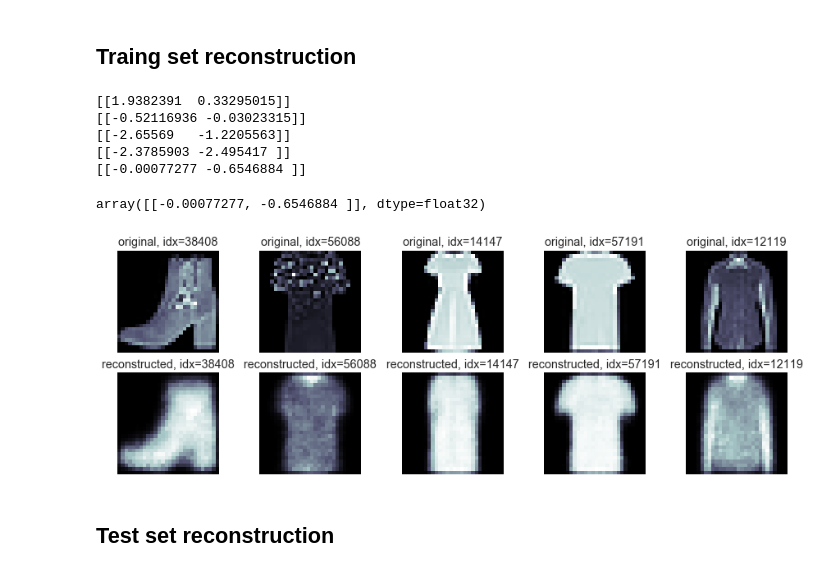
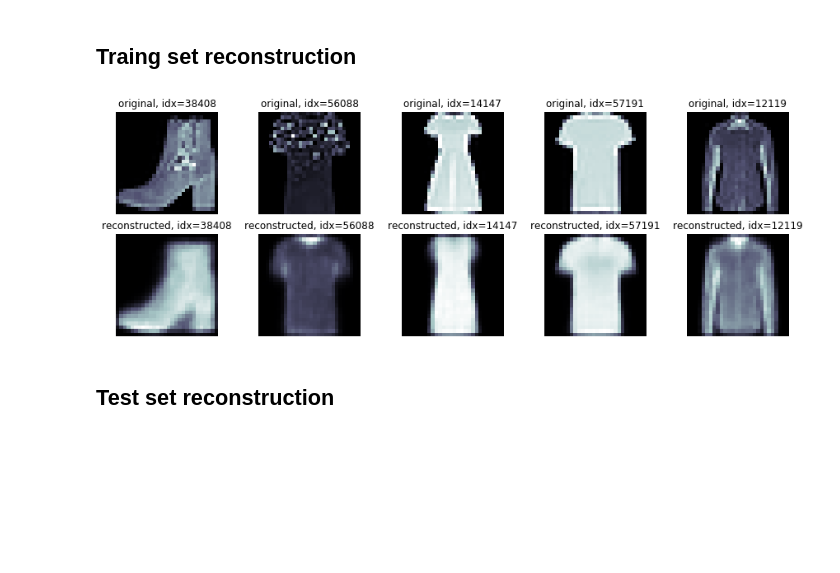
Before and after one commit to sungsujaing/letter_digit_generator_VAE, a Jupyter notebook: convolutional beta-VAE model building using F_MNIST.ipynb, the cells around one changed output. Cells and saved outputs as stored; diff of their text form; code cells hidden in the pictures; blank space fills up the shorter version.

```diff
--- a/convolutional beta-VAE model building using F_MNIST.ipynb
+++ b/convolutional beta-VAE model building using F_MNIST.ipynb
@@ -217,5 +223,5 @@ training_plot(hist,'VAE_fMNIST')
 # %%
-def plot_five_reconstruction(input_set,random_idx):
+def plot_five_reconstruction(input_set,random_idx,encoder,decoder):
     fig, axes = plt.subplots(2,5,figsize=(15,5))
     for row,flag in zip(axes,['in_img','out_img']):
         for col,idx in zip(row,random_idx):
@@ -235,16 +241,10 @@ def plot_five_reconstruction(input_set,random_idx):
 ## Traing set reconstruction
 # %%
 np.random.seed(100)
-random_idx = np.random.randint(len(X_train),size=5,)
-plot_five_reconstruction(X_train,random_idx)
+random_idx = np.random.randint(len(X_train),size=5)
+plot_five_reconstruction(X_train,random_idx,encoder,decoder)
 # %% [output]
-[[1.9382391  0.33295015]]
-[[-0.52116936 -0.03023315]]
-[[-2.65569   -1.2205563]]
-[[-2.3785903 -2.495417 ]]
-[[-0.00077277 -0.6546884 ]]
-array([[-0.00077277, -0.6546884 ]], dtype=float32)
-[figure, old version]
+[figure, new version]
 # %% [markdown]
 ## Test set reconstruction
 # %%
```
Also changed, not shown: parts of 21 cells of this notebook, 13 other files.
